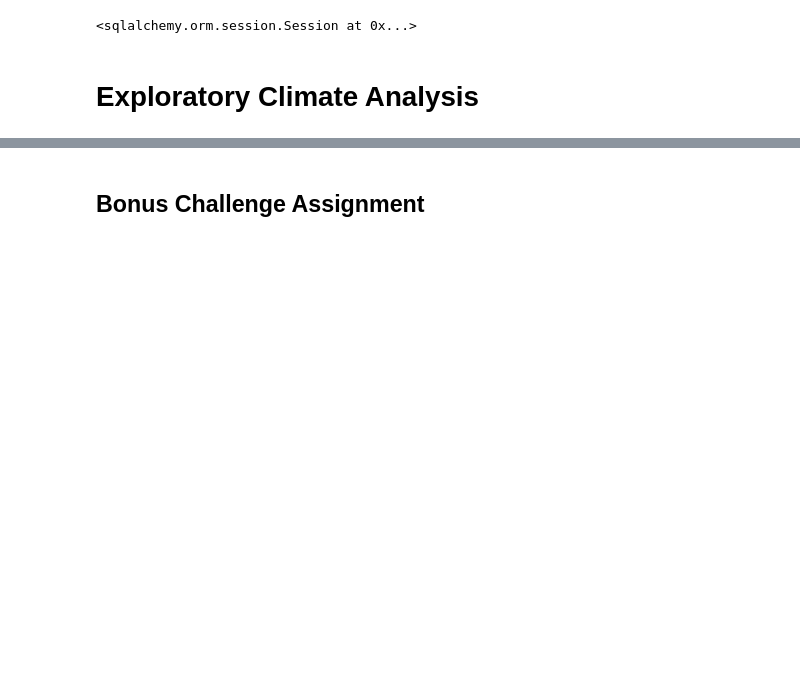
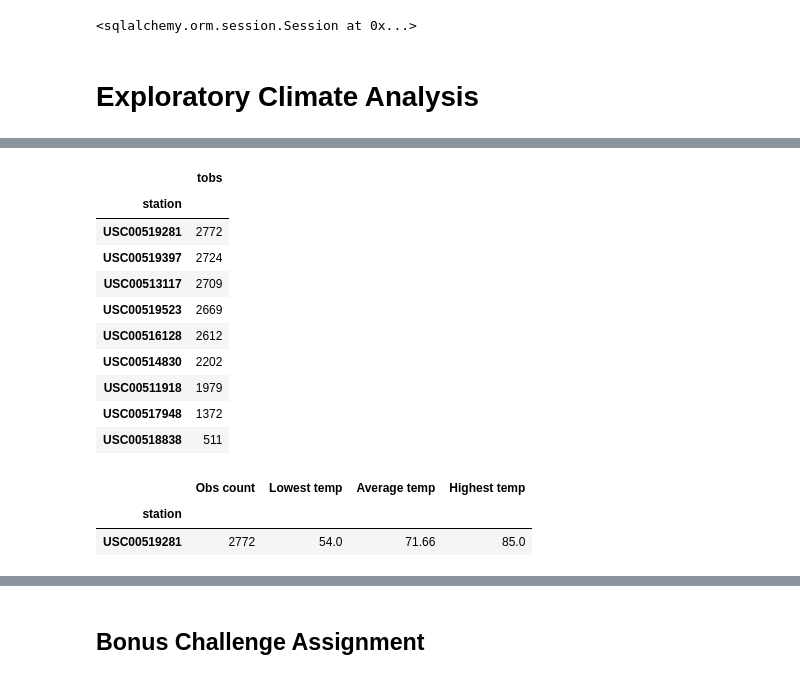
Before and after one commit to i-am-phoenix/rice-btcmp-hw10-sqlalchemy-challenge, a Jupyter notebook: climate_starter.ipynb, the cells around one changed output, grey strips where cells are left out. Saved outputs shown, nothing was run; the diff lists cells and outputs as text; code cells hidden in the pictures; blank space fills up the shorter version.

```diff
--- a/climate_starter.ipynb
+++ b/climate_starter.ipynb
@@ -85,9 +101,36 @@ for row in session.query(measurement.id,
 # %%
 # What are the most active stations? (i.e. what stations have the most rows)?
 # List the stations and the counts in descending order.
+station_dic = (session.query(measurement.station, measurement.tobs))
+station_df = pd.DataFrame.from_dict(station_dic)
+station_count_v2 = station_df['station'].nunique()
+station_count_v2
+station_stats=station_df.groupby('station').count().sort_values(by=['tobs'], ascending=False)
+station_stats
+# %% [output]
+|  | tobs |
+| station |  |
+| USC00519281 | 2772 |
+| USC00519397 | 2724 |
+| USC00513117 | 2709 |
+| USC00519523 | 2669 |
+| USC00516128 | 2612 |
+| USC00514830 | 2202 |
+| USC00511918 | 1979 |
+| USC00517948 | 1372 |
+| USC00518838 | 511 |
 # %%
 # Using the station id from the previous query, calculate the lowest temperature recorded,
 # highest temperature recorded, and average temperature of the most active station?
+station_stats=station_stats.rename(columns={"tobs":"Obs count"})
+station_stats['Lowest temp']=station_df.groupby('station').min()
+station_stats['Average temp']=round(station_df.groupby('station').mean(),2)
+station_stats['Highest temp']=station_df.groupby('station').max()
+station_stats[station_stats['Obs count'] == station_stats['Obs count'].max()]
+# %% [output]
+|  | Obs count | Lowest temp | Average temp | Highest temp |
+| station |  |  |  |  |
+| USC00519281 | 2772 | 54.0 | 71.66 | 85.0 |
 # %%
 # Choose the station with the highest number of temperature observations.
 # Query the last 12 months of temperature observation data for this station and plot the results as a histogram
```
Also changed, not shown: parts of 5 cells of this notebook, 2 other files.
